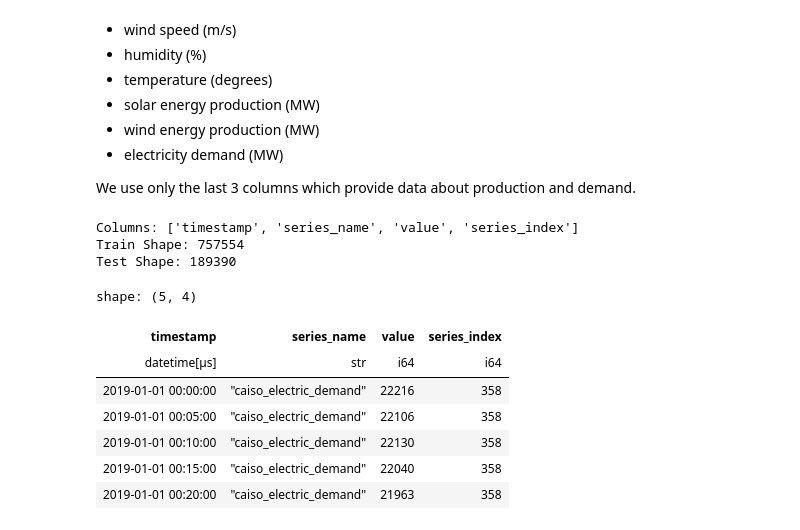
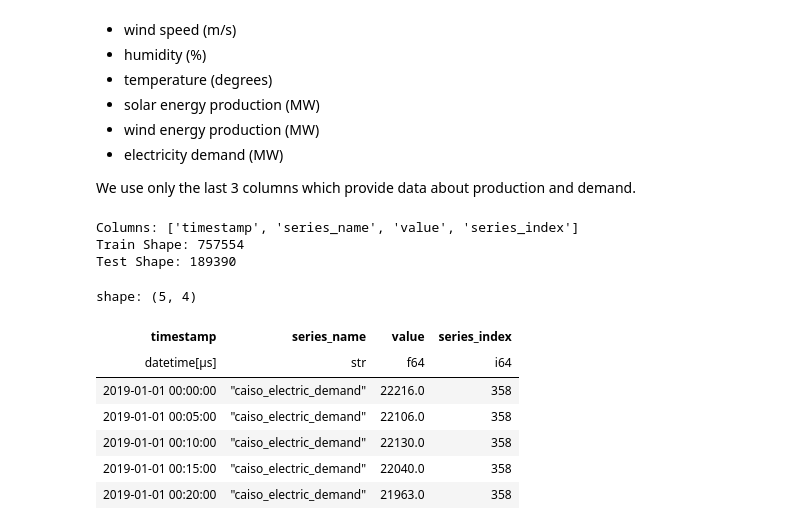
Before and after one commit to Richi0D/tirex_loss, a Jupyter notebook: notebooks/data_download.ipynb, the cells around one changed output. Saved outputs shown, nothing was run; the diff lists cells and outputs as text; code cells hidden in the pictures.

```diff
--- a/notebooks/data_download.ipynb
+++ b/notebooks/data_download.ipynb
@@ -52,7 +54,7 @@ def split_data(
 ) -> tuple[pl.DataFrame, pl.DataFrame, int]:
 
     if group_cols is None:
-        df = df.with_columns(pl.lit(index_start).alias(index_col)).sort(time_col)
+        df = df.with_columns(pl.lit(index_start).cast(pl.Int64).alias(index_col)).sort(time_col)
         n = len(df)
         train_df = df[: int(n * train_ratio)]
         test_df = df[int(n * train_ratio) :]
@@ -92,7 +94,8 @@ download_data(data_url_home, data_path_home)
 # split data
 df_home_electricity = pl.read_csv(data_path_home, try_parse_dates=True)
 df_home_electricity = df_home_electricity.rename({"Datum": "timestamp", "kW": "value"})
-df_home_electricity = df_home_electricity.with_columns(pl.lit("home_electricity").alias("series_name"))
+df_home_electricity = df_home_electricity.with_columns(pl.lit("home_electricity").alias("series_name"),
+                                                       pl.col("timestamp").dt.replace_time_zone(None))
 df_home_electricity_train, df_home_electricity_test, max_group_index = split_data(df_home_electricity)
 print(f"Columns: {df_home_electricity_train.columns}")
 print(f"Train Shape: {df_home_electricity_train.shape[0]}")
@@ -128,7 +131,8 @@ download_data(data_url_opsd_60m, data_path_opsd_60m)
 df_opsd_15m = pl.read_csv(data_path_opsd_15m, try_parse_dates=True)
 df_opsd_15m = df_opsd_15m.rename({"utc_timestamp": "timestamp", "data": "value"})
 df_opsd_15m = df_opsd_15m.with_columns(
-    pl.concat_str([pl.col("region"), pl.col("variable"), pl.col("attribute")], separator="_").alias("series_name")
+    pl.concat_str([pl.col("region"), pl.col("variable"), pl.col("attribute"), pl.lit("15")], separator="_").alias("series_name"),
+    pl.col("timestamp").dt.replace_time_zone(None)
 ).drop(["region", "variable", "attribute"])
 df_opsd_15m_train, df_opsd_15m_test, max_group_index = split_data(df_opsd_15m,
                                                 group_cols=["series_name"],
@@ -154,7 +158,8 @@ shape: (5, 4)
 df_opsd_60m = pl.read_csv(data_path_opsd_60m, try_parse_dates=True)
 df_opsd_60m = df_opsd_60m.rename({"utc_timestamp": "timestamp", "data": "value"})
 df_opsd_60m = df_opsd_60m.with_columns(
-    pl.concat_str([pl.col("region"), pl.col("variable"), pl.col("attribute")], separator="_").alias("series_name")
+    pl.concat_str([pl.col("region"), pl.col("variable"), pl.col("attribute"), pl.lit("60")], separator="_").alias("series_name"),
+    pl.col("timestamp").dt.replace_time_zone(None)
 ).drop(["region", "variable", "attribute"])
 df_opsd_60m_train, df_opsd_60m_test, max_group_index = split_data(df_opsd_60m,
                                                 group_cols=["series_name"],
@@ -203,34 +208,35 @@ download_data(data_url_caiso, data_path_caiso)
 # %%
 # split data
 df_caiso = pl.read_csv(data_path_caiso, try_parse_dates=True)
 df_caiso = df_caiso.rename({"Time": "timestamp",
                             "PV_production": "caiso_pv_production",
                             "Wind_production": "caiso_wind_production",
                             "Electric_demand": "caiso_electric_demand"})
 df_caiso = df_caiso.with_columns(
-    pl.col("timestamp").str.strptime(pl.Datetime, format="%Y-%m-%d-T%H:%M", strict=False)
+    pl.col("timestamp").str.strptime(pl.Datetime, format="%Y-%m-%d-T%H:%M", strict=False),
     )
 df_caiso_melt = df_caiso.unpivot(index="timestamp",
                                 on=["caiso_pv_production", "caiso_wind_production", "caiso_electric_demand"],
                                 variable_name="series_name",
                                 value_name="value")
+df_caiso_melt = df_caiso_melt.with_columns(pl.col('value').cast(pl.Float64))
 
 df_caiso_train, df_caiso_test, max_group_index = split_data(df_caiso_melt,
                                                              group_cols=["series_name"],
                                                                index_start=max_group_index + 1)
 print(f"Columns: {df_caiso_train.columns}")
 print(f"Train Shape: {df_caiso_train.shape[0]}")
 print(f"Test Shape: {df_caiso_test.shape[0]}")
 df_caiso_train.head()
 # %% [output]
 Columns: ['timestamp', 'series_name', 'value', 'series_index']
 Train Shape: 757554
 Test Shape: 189390
 shape: (5, 4)
 | timestamp | series_name | value | series_index |
-| datetime[μs] | str | i64 | i64 |
-| 2019-01-01 00:00:00 | "caiso_electric_demand" | 22216 | 358 |
-| 2019-01-01 00:05:00 | "caiso_electric_demand" | 22106 | 358 |
-| 2019-01-01 00:10:00 | "caiso_electric_demand" | 22130 | 358 |
-| 2019-01-01 00:15:00 | "caiso_electric_demand" | 22040 | 358 |
-| 2019-01-01 00:20:00 | "caiso_electric_demand" | 21963 | 358 |
+| datetime[μs] | str | f64 | i64 |
+| 2019-01-01 00:00:00 | "caiso_electric_demand" | 22216.0 | 358 |
+| 2019-01-01 00:05:00 | "caiso_electric_demand" | 22106.0 | 358 |
+| 2019-01-01 00:10:00 | "caiso_electric_demand" | 22130.0 | 358 |
+| 2019-01-01 00:15:00 | "caiso_electric_demand" | 22040.0 | 358 |
+| 2019-01-01 00:20:00 | "caiso_electric_demand" | 21963.0 | 358 |
```
Also changed, not shown: parts of 14 cells of this notebook, 3 other files.
